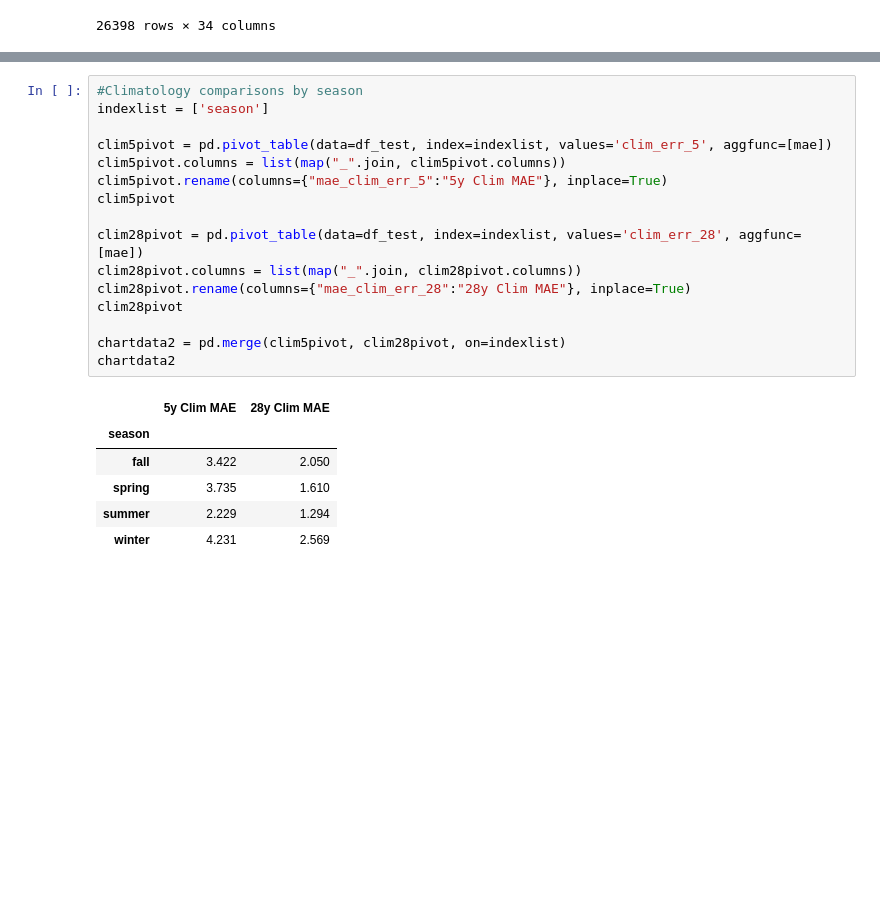
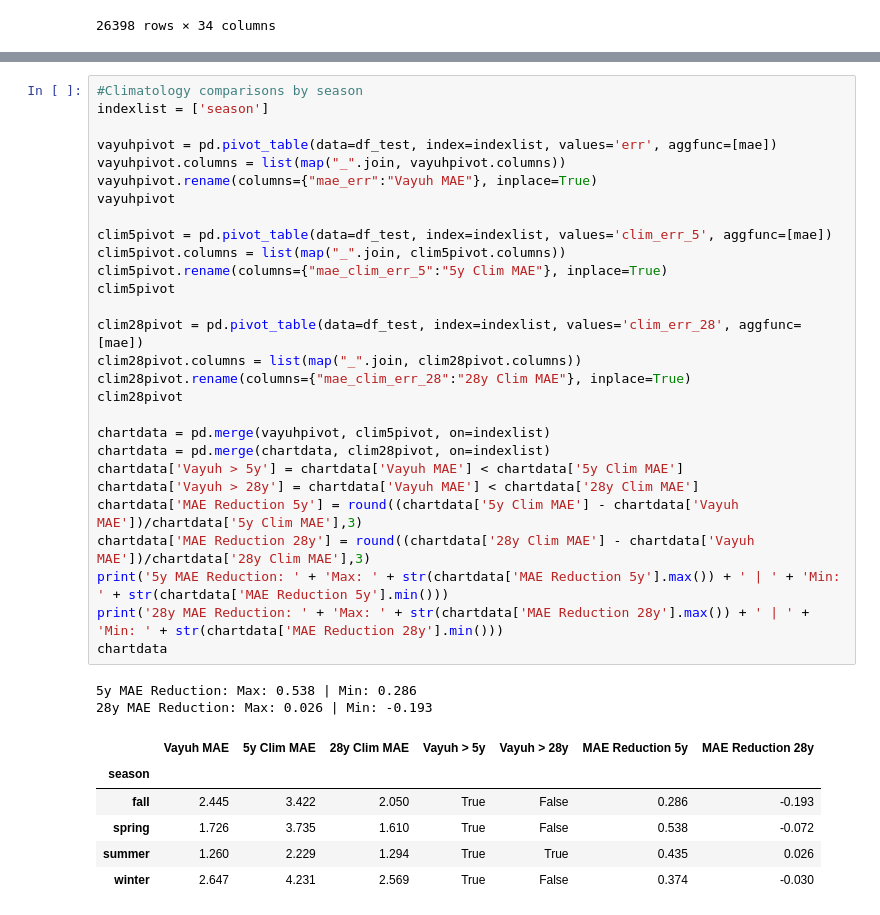
Before and after one commit to planetaryintelligence/climatology-comparisons, a Jupyter notebook: Clim_comparison_5y vs 28y.ipynb, the cells around one changed output, grey strips where cells are left out. Saved outputs shown, nothing was run; the diff lists cells and outputs as text; blank space fills up the shorter version.

```diff
--- a/Clim_comparison_5y vs 28y.ipynb
+++ b/Clim_comparison_5y vs 28y.ipynb
@@ -179,26 +190,40 @@ chartdata
 # %%
 #Climatology comparisons by season
 indexlist = ['season']
+
+vayuhpivot = pd.pivot_table(data=df_test, index=indexlist, values='err', aggfunc=[mae])
+vayuhpivot.columns = list(map("_".join, vayuhpivot.columns))
+vayuhpivot.rename(columns={"mae_err":"Vayuh MAE"}, inplace=True)
+vayuhpivot
 
 clim5pivot = pd.pivot_table(data=df_test, index=indexlist, values='clim_err_5', aggfunc=[mae])
 clim5pivot.columns = list(map("_".join, clim5pivot.columns))
 clim5pivot.rename(columns={"mae_clim_err_5":"5y Clim MAE"}, inplace=True)
 clim5pivot
 
 clim28pivot = pd.pivot_table(data=df_test, index=indexlist, values='clim_err_28', aggfunc=[mae])
 clim28pivot.columns = list(map("_".join, clim28pivot.columns))
 clim28pivot.rename(columns={"mae_clim_err_28":"28y Clim MAE"}, inplace=True)
 clim28pivot
 
-chartdata2 = pd.merge(clim5pivot, clim28pivot, on=indexlist)
-chartdata2
+chartdata = pd.merge(vayuhpivot, clim5pivot, on=indexlist)
+chartdata = pd.merge(chartdata, clim28pivot, on=indexlist)
+chartdata['Vayuh > 5y'] = chartdata['Vayuh MAE'] < chartdata['5y Clim MAE']
+chartdata['Vayuh > 28y'] = chartdata['Vayuh MAE'] < chartdata['28y Clim MAE']
+chartdata['MAE Reduction 5y'] = round((chartdata['5y Clim MAE'] - chartdata['Vayuh MAE'])/chartdata['5y Clim MAE'],3)
+chartdata['MAE Reduction 28y'] = round((chartdata['28y Clim MAE'] - chartdata['Vayuh MAE'])/chartdata['28y Clim MAE'],3)
+print('5y MAE Reduction: ' + 'Max: ' + str(chartdata['MAE Reduction 5y'].max()) + ' | ' + 'Min: ' + str(chartdata['MAE Reduction 5y'].min()))
+print('28y MAE Reduction: ' + 'Max: ' + str(chartdata['MAE Reduction 28y'].max()) + ' | ' + 'Min: ' + str(chartdata['MAE Reduction 28y'].min()))
+chartdata
 # %% [output]
+5y MAE Reduction: Max: 0.538 | Min: 0.286
+28y MAE Reduction: Max: 0.026 | Min: -0.193
-|  | 5y Clim MAE | 28y Clim MAE |
-| season |  |  |
-| fall | 3.422 | 2.050 |
-| spring | 3.735 | 1.610 |
-| summer | 2.229 | 1.294 |
-| winter | 4.231 | 2.569 |
+|  | Vayuh MAE | 5y Clim MAE | 28y Clim MAE | Vayuh > 5y | Vayuh > 28y | MAE Reduction 5y | MAE Reduction 28y |
+| season |  |  |  |  |  |  |  |
+| fall | 2.445 | 3.422 | 2.050 | True | False | 0.286 | -0.193 |
+| spring | 1.726 | 3.735 | 1.610 | True | False | 0.538 | -0.072 |
+| summer | 1.260 | 2.229 | 1.294 | True | True | 0.435 | 0.026 |
+| winter | 2.647 | 4.231 | 2.569 | True | False | 0.374 | -0.030 |
 # %%
 #Climatology comparisons by yearmonth
 indexlist = ['yearmonth']
```
Also changed, not shown: parts of 3 cells of this notebook, 5 other files.
